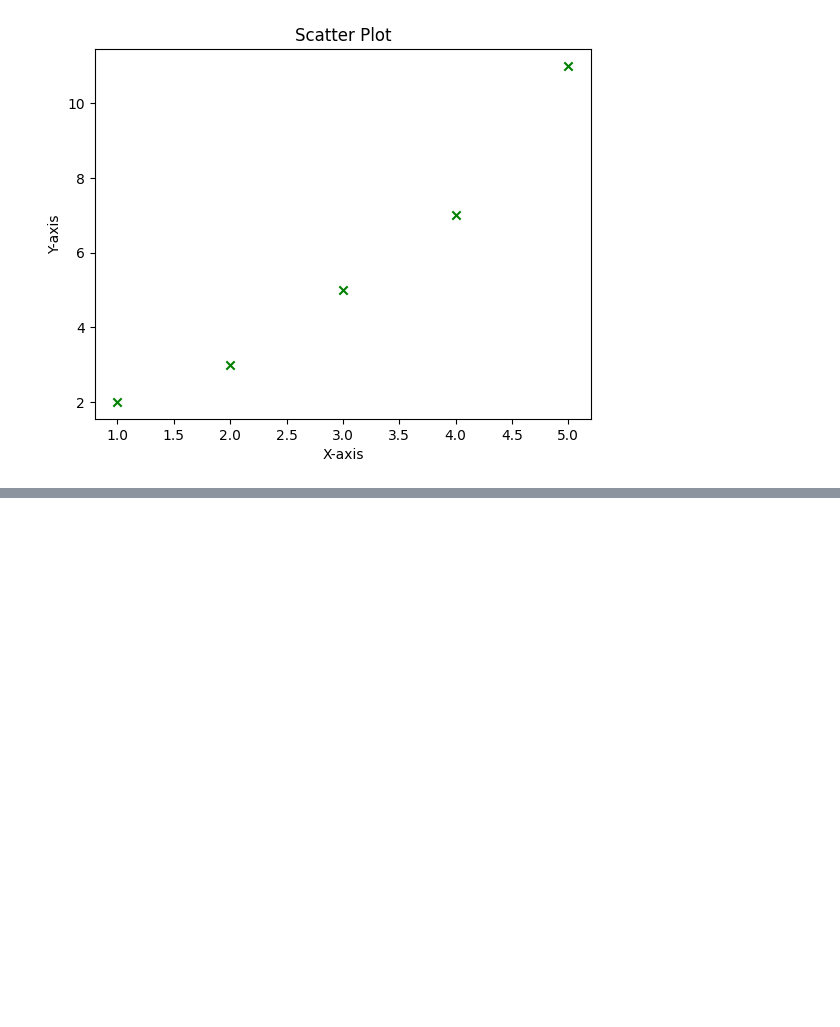
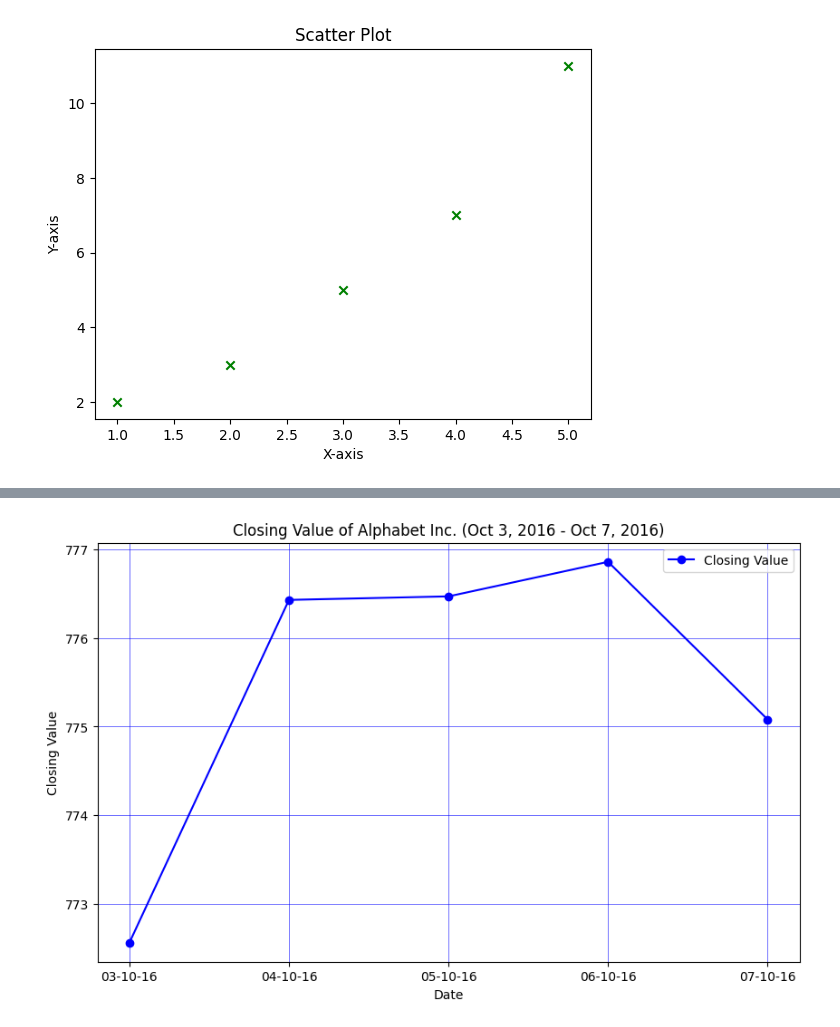
Before and after one commit to shivyelave/Python-Libraries, a Jupyter notebook: Matplotlib/matplotlib_program.ipynb, the cells around one changed output, grey strips where cells are left out. Saved outputs shown, nothing was run; the diff lists cells and outputs as text; code cells hidden in the pictures; blank space fills up the shorter version.

Commit message:
[Shiv] Add: Graph along with grid

```diff
--- a/Matplotlib/matplotlib_program.ipynb
+++ b/Matplotlib/matplotlib_program.ipynb
@@ -514,0 +523,36 @@ if __name__ == '__main__':
+# %%
+import matplotlib.pyplot as plt
+import pandas as pd
+
+def main():
+    # Sample data
+    data = {
+        'Date': ['03-10-16', '04-10-16', '05-10-16', '06-10-16', '07-10-16'],
+        'Close': [772.559998, 776.429993, 776.469971, 776.859985, 775.080017]
+    }
+
+    # Create a DataFrame
+    df = pd.DataFrame(data)
+
+    # Plotting
+    plt.figure(figsize=(10, 6))
+    plt.plot(df['Date'], df['Close'], marker='o', linestyle='-', color='b', label='Closing Value')
+
+    # Customizing grid
+    plt.grid(linestyle='-', linewidth=0.4, color='blue')
+
+    # Adding title and labels
+    plt.title('Closing Value of Alphabet Inc. (Oct 3, 2016 - Oct 7, 2016)')
+    plt.xlabel('Date')
+    plt.ylabel('Closing Value')
+
+    # Adding legend
+    plt.legend()
+
+    # Display the plot
+    plt.show()
+
+if __name__ == '__main__':
+    main()
+# %% [output]
+[figure, added]
```
Also changed, not shown: parts of 1 cell of this notebook.
